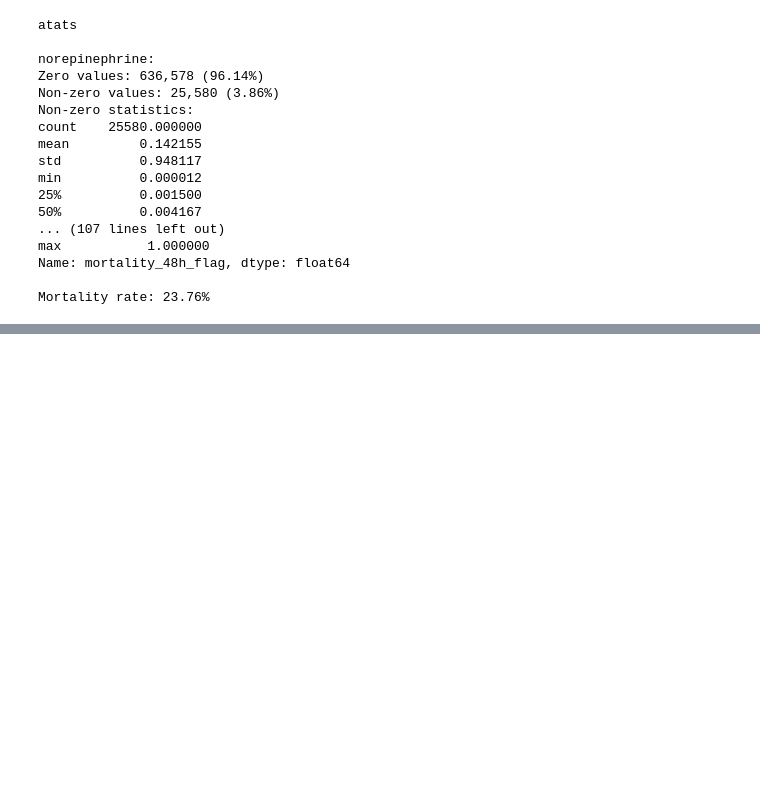
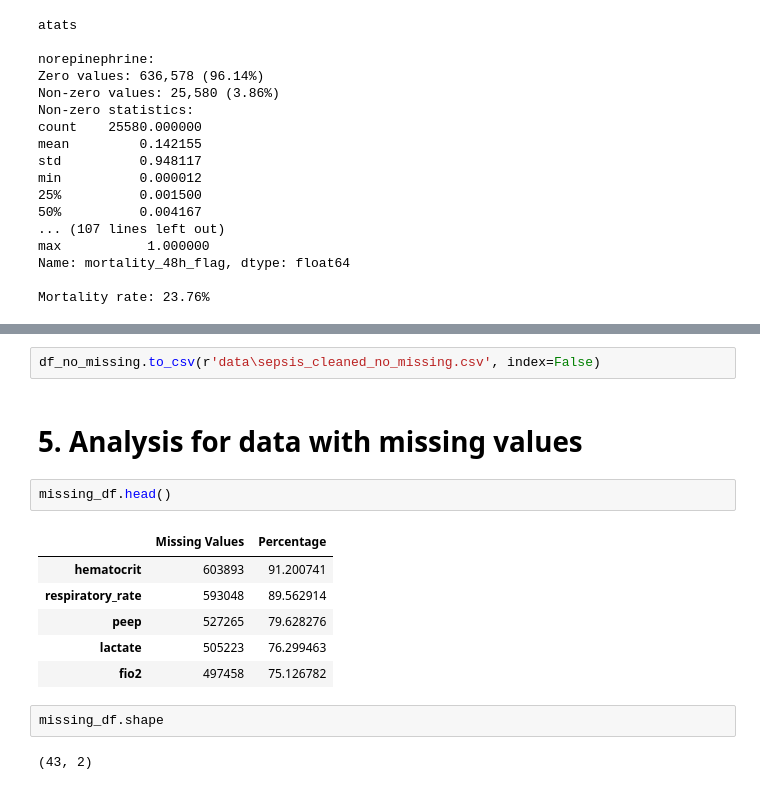
Before and after one commit to VaibhavSaran/Optimizing-Sepsis-Treatment-with-RL, a Jupyter notebook: EDA.ipynb, the cells around one changed output, grey strips where cells are left out. Cells and saved outputs as stored; diff of their text form; blank space fills up the shorter version.

```diff
--- a/EDA.ipynb
+++ b/EDA.ipynb
@@ -430,0 +578,17 @@ Mortality rate: 23.76%
+# %%
+df_no_missing.to_csv(r'data\sepsis_cleaned_no_missing.csv', index=False)
+# %% [markdown]
+# 5. Analysis for data with missing values
+# %%
+missing_df.head()
+# %% [output]
+|  | Missing Values | Percentage |
+| hematocrit | 603893 | 91.200741 |
+| respiratory_rate | 593048 | 89.562914 |
+| peep | 527265 | 79.628276 |
+| lactate | 505223 | 76.299463 |
+| fio2 | 497458 | 75.126782 |
+# %%
+missing_df.shape
+# %% [output]
+(43, 2)
```
Also changed, not shown: parts of 9 cells of this notebook.
